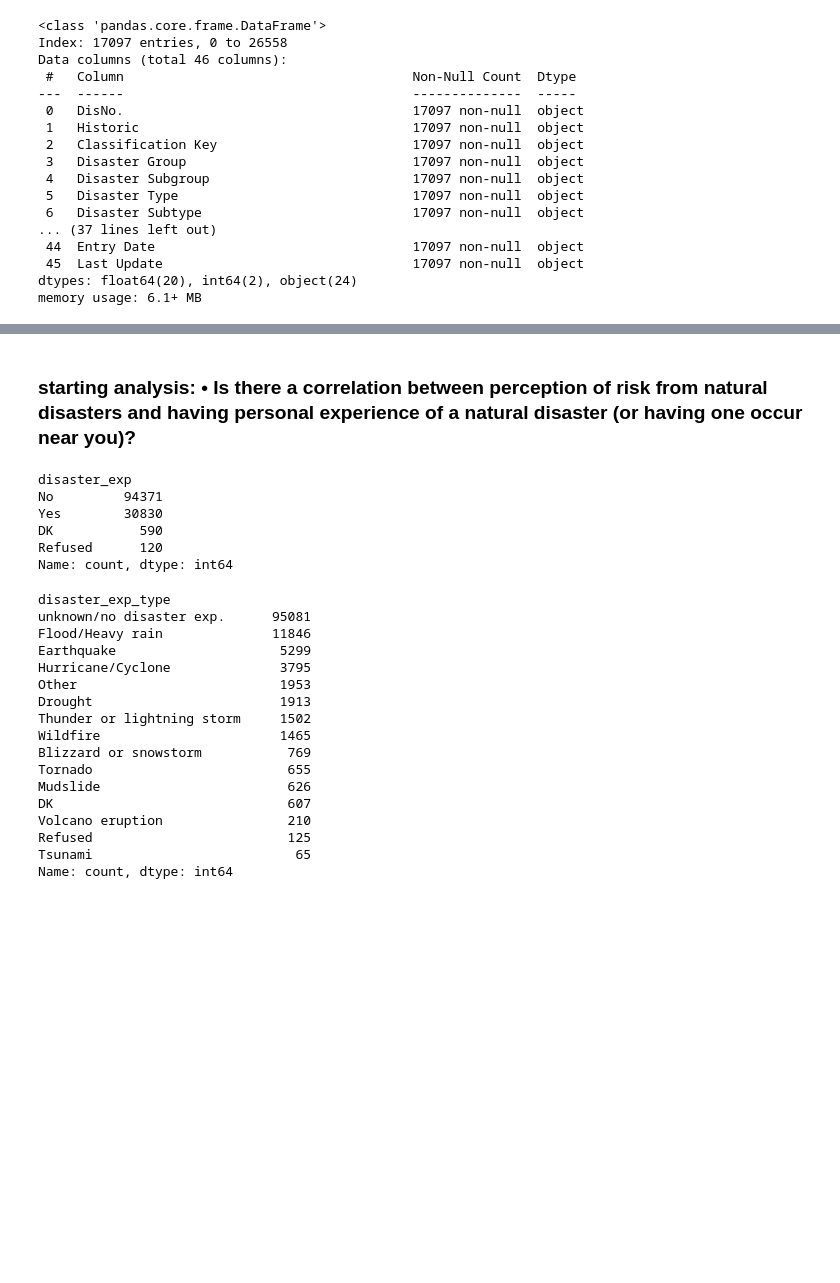
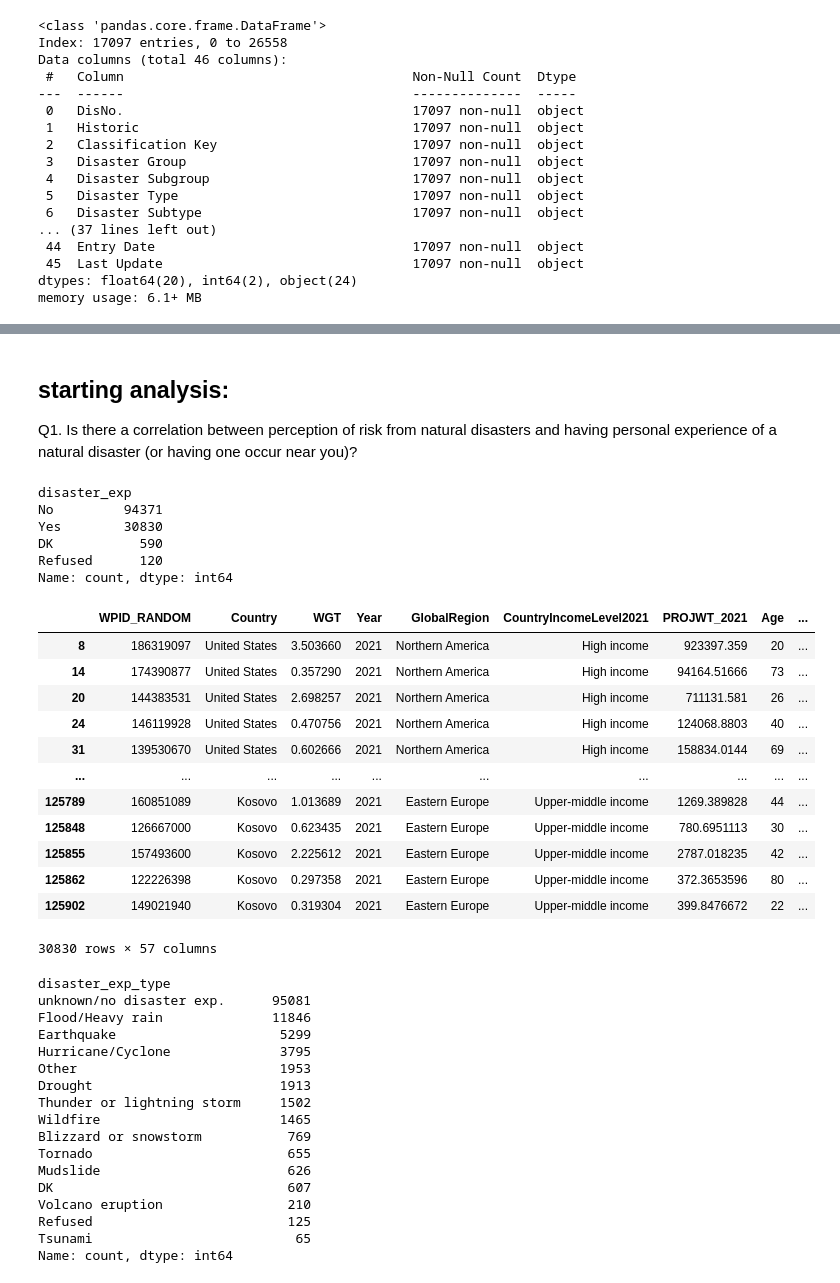
Before and after one commit to eemchadwick/natural_disasters, a Jupyter notebook: notebooks/natural disasters.ipynb, the cells around one changed output, grey strips where cells are left out. Drawn from its saved outputs; the diff is of its cells as text; code cells hidden in the pictures; blank space fills up the shorter version.

Commit message:
continuing Q1 analysis

```diff
--- a/notebooks/natural disasters.ipynb
+++ b/notebooks/natural disasters.ipynb
@@ -1831,6 +1831,7 @@ Start Year
 Name: count, Length: 125, dtype: int64
 # %% [markdown]
-### starting analysis: •	Is there a correlation between perception of risk from natural disasters and having personal experience of a natural disaster (or having one occur near you)?
+## starting analysis:
+Q1. Is there a correlation between perception of risk from natural disasters and having personal experience of a natural disaster (or having one occur near you)?
 # %%
 #overall survey data: how many experienced disaster?
 survey['disaster_exp'].value_counts()
@@ -1841,6 +1842,24 @@ Yes        30830
 DK           590
 Refused      120
 Name: count, dtype: int64
+# %%
+#creating dataframe for disaster experience
+yes_disaster_exp =  survey[survey['disaster_exp']=='Yes']
+yes_disaster_exp
+# %% [output]
+|  | WPID_RANDOM | Country | WGT | Year | GlobalRegion | CountryIncomeLevel2021 | PROJWT_2021 | Age | ... |
+| 8 | 186319097 | United States | 3.503660 | 2021 | Northern America | High income | 923397.359 | 20 | ... |
+| 14 | 174390877 | United States | 0.357290 | 2021 | Northern America | High income | 94164.51666 | 73 | ... |
+| 20 | 144383531 | United States | 2.698257 | 2021 | Northern America | High income | 711131.581 | 26 | ... |
+| 24 | 146119928 | United States | 0.470756 | 2021 | Northern America | High income | 124068.8803 | 40 | ... |
+| 31 | 139530670 | United States | 0.602666 | 2021 | Northern America | High income | 158834.0144 | 69 | ... |
+| ... | ... | ... | ... | ... | ... | ... | ... | ... | ... |
+| 125789 | 160851089 | Kosovo | 1.013689 | 2021 | Eastern Europe | Upper-middle income | 1269.389828 | 44 | ... |
+| 125848 | 126667000 | Kosovo | 0.623435 | 2021 | Eastern Europe | Upper-middle income | 780.6951113 | 30 | ... |
+| 125855 | 157493600 | Kosovo | 2.225612 | 2021 | Eastern Europe | Upper-middle income | 2787.018235 | 42 | ... |
+| 125862 | 122226398 | Kosovo | 0.297358 | 2021 | Eastern Europe | Upper-middle income | 372.3653596 | 80 | ... |
+| 125902 | 149021940 | Kosovo | 0.319304 | 2021 | Eastern Europe | Upper-middle income | 399.8476672 | 22 | ... |
+30830 rows × 57 columns
 # %%
 #overall survey data: what type of disaster?
 survey['disaster_exp_type'].value_counts()
```
Also changed, not shown: parts of 20 cells of this notebook, 1 other file.
